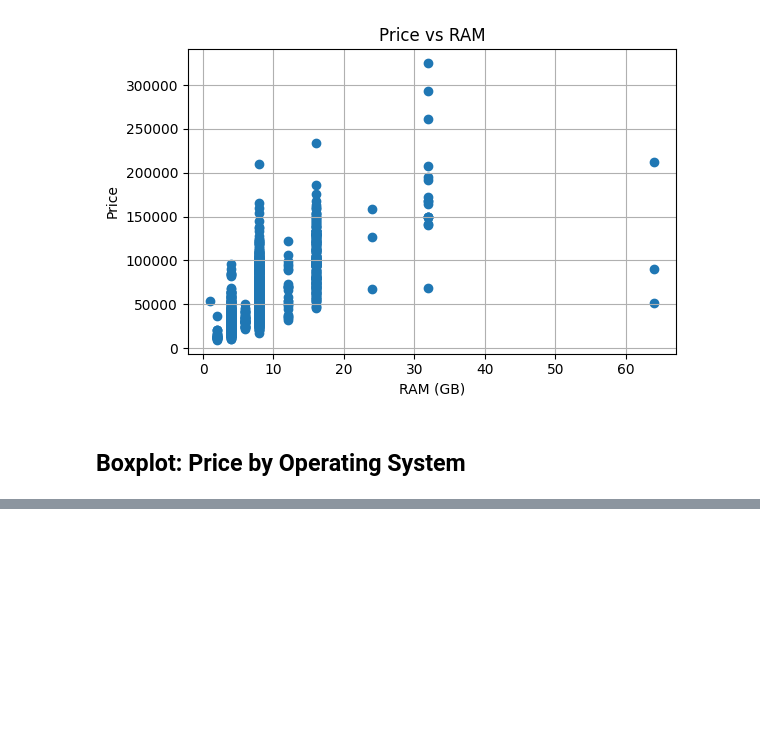
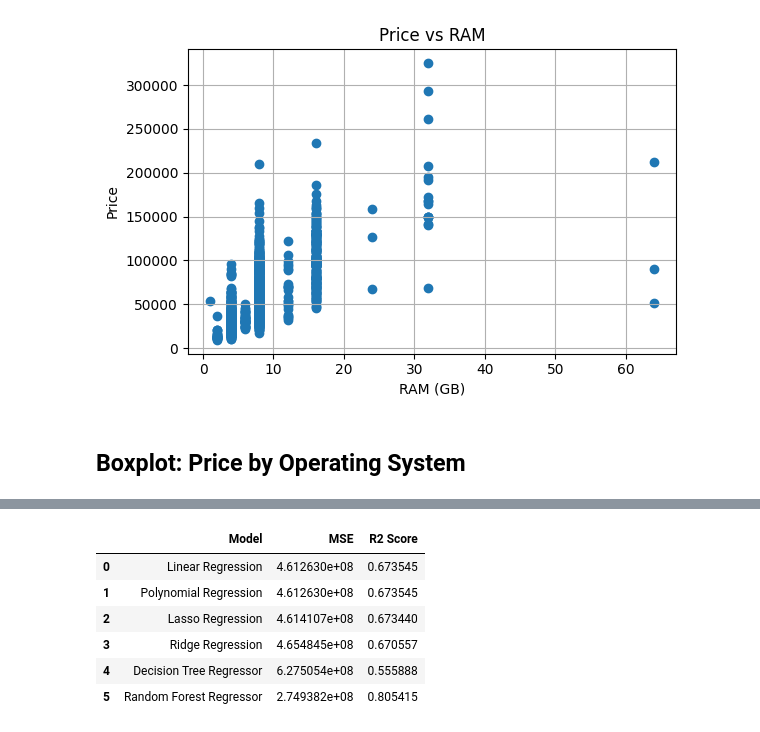
Before and after one commit to khoulaCode/machine-learning-code-orbit, a Jupyter notebook: team_members/From_Mariya/preprocessing_data.ipynb, the cells around one changed output, grey strips where cells are left out. Saved outputs shown, nothing was run; the diff lists cells and outputs as text; code cells hidden in the pictures; blank space fills up the shorter version.

Commit message:
Modellong and evaluation

```diff
--- a/team_members/From_Mariya/preprocessing_data.ipynb
+++ b/team_members/From_Mariya/preprocessing_data.ipynb
@@ -365,0 +372,80 @@ plt.show()
+# %%
+from sklearn.model_selection import train_test_split
+from sklearn.linear_model import LinearRegression, Lasso, Ridge
+from sklearn.preprocessing import PolynomialFeatures
+from sklearn.tree import DecisionTreeRegressor
+from sklearn.ensemble import RandomForestRegressor
+from sklearn.metrics import mean_squared_error, r2_score
+import pandas as pd
+
+# 🎯 1. Define Features and Target
+X = df.drop("Price", axis=1)
+y = df["Price"]
+
+# ✂️ 2. Train-test split
+X_train, X_test, y_train, y_test = train_test_split(X, y, test_size=0.2, random_state=42)
+
+# 📊 3. Evaluation function
+def evaluate(name, y_true, y_pred):
+    return {
+        "Model": name,
+        "MSE": mean_squared_error(y_true, y_pred),
+        "R2 Score": r2_score(y_true, y_pred)
+    }
+
+# 📈 4. Train Models and Predict
+
+# Linear Regression
+lr = LinearRegression()
+lr.fit(X_train, y_train)
+y_pred_lr = lr.predict(X_test)
+
+# Polynomial Regression (degree = 1)
+poly = PolynomialFeatures(degree=1)
+X_train_poly = poly.fit_transform(X_train)
+X_test_poly = poly.transform(X_test)
+pr = LinearRegression()
+pr.fit(X_train_poly, y_train)
+y_pred_pr = pr.predict(X_test_poly)
+
+# Lasso Regression
+lasso = Lasso(alpha=0.1)
+lasso.fit(X_train, y_train)
+y_pred_lasso = lasso.predict(X_test)
+
+# Ridge Regression
+ridge = Ridge(alpha=1.0)
+ridge.fit(X_train, y_train)
+y_pred_ridge = ridge.predict(X_test)
+
+# Decision Tree Regressor
+dt = DecisionTreeRegressor(random_state=42)
+dt.fit(X_train, y_train)
+y_pred_dt = dt.predict(X_test)
+
+# Random Forest Regressor
+rf = RandomForestRegressor(n_estimators=100, random_state=42)
+rf.fit(X_train, y_train)
+y_pred_rf = rf.predict(X_test)
+
+# 🧾 5. Collect all results
+results = [
+    evaluate("Linear Regression", y_test, y_pred_lr),
+    evaluate("Polynomial Regression", y_test, y_pred_pr),
+    evaluate("Lasso Regression", y_test, y_pred_lasso),
+    evaluate("Ridge Regression", y_test, y_pred_ridge),
+    evaluate("Decision Tree Regressor", y_test, y_pred_dt),
+    evaluate("Random Forest Regressor", y_test, y_pred_rf)
+]
+
+# 📋 6. Show as DataFrame
+results_df = pd.DataFrame(results)
+results_df
+# %% [output]
+|  | Model | MSE | R2 Score |
+| 0 | Linear Regression | 4.612630e+08 | 0.673545 |
+| 1 | Polynomial Regression | 4.612630e+08 | 0.673545 |
+| 2 | Lasso Regression | 4.614107e+08 | 0.673440 |
+| 3 | Ridge Regression | 4.654845e+08 | 0.670557 |
+| 4 | Decision Tree Regressor | 6.275054e+08 | 0.555888 |
+| 5 | Random Forest Regressor | 2.749382e+08 | 0.805415 |
```
Also changed, not shown: parts of 3 cells of this notebook.
